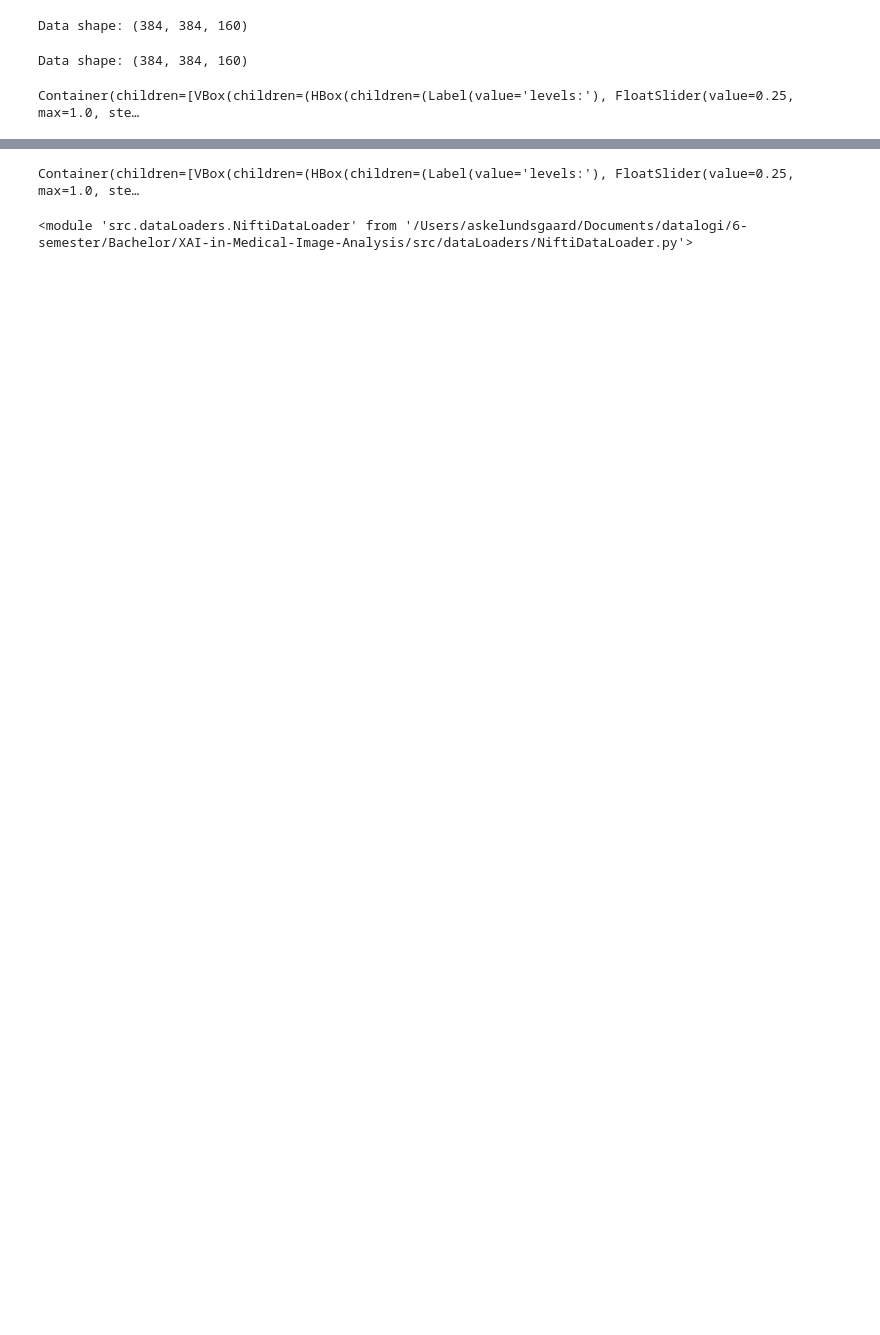
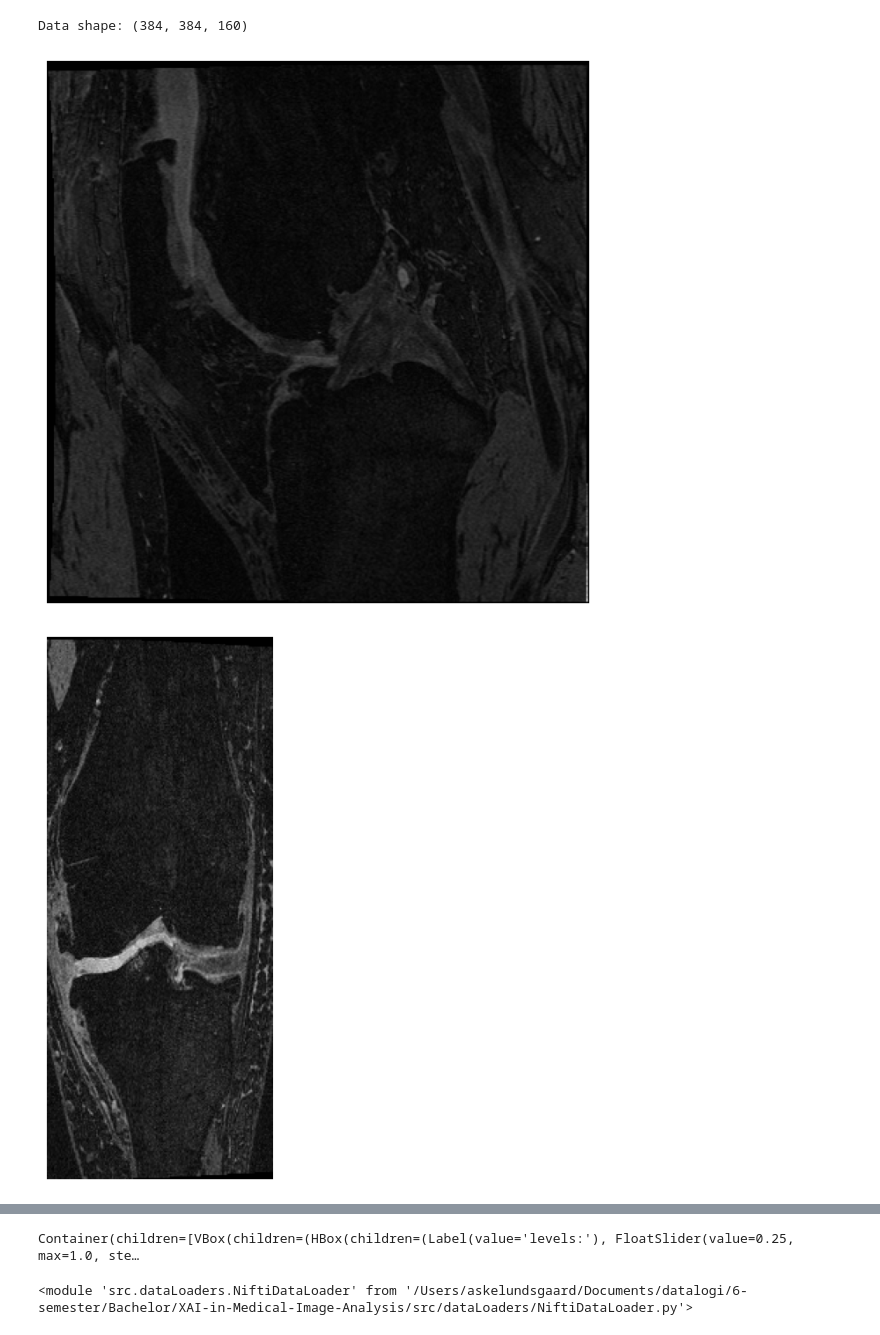
Before and after one commit to a-lundsgaard/XAI-in-Medical-Image-Analysis, a Jupyter notebook: notebooks/nifti_test.ipynb, the cells around one changed output, grey strips where cells are left out. Drawn from its saved outputs; the diff is of its cells as text; code cells hidden in the pictures; blank space fills up the shorter version.

Commit message:
added 3d base model and updated data loaders

```diff
--- a/notebooks/nifti_test.ipynb
+++ b/notebooks/nifti_test.ipynb
@@ -25,17 +25,25 @@ Data shape: (384, 384, 160)
 # %%
 import nibabel as nib
 import matplotlib.pyplot as plt
 
 # Display a single slice or iterate through slices
 def display_slice(slice_data):
     plt.figure(figsize=(8, 8))
     plt.imshow(slice_data, cmap='gray')
     plt.axis('off')
     plt.show()
 
 # Example: Display the middle axial slice
 middle_slice = data[:, :, data.shape[2] // 2]
 display_slice(middle_slice)
+
+# Display the middle sagittal slice
+middle_slice = data[:, data.shape[1] // 2, :]
+display_slice(middle_slice)
+
+# Display the middle coronal slice
+middle_slice = data[data.shape[0] // 2, :, :]
+display_slice(middle_slice)
 # %% [output]
-Data shape: (384, 384, 160)
-Container(children=[VBox(children=(HBox(children=(Label(value='levels:'), FloatSlider(value=0.25, max=1.0, ste…
+[figure, added]
+[figure, added]
```
Also changed, not shown: parts of 11 cells of this notebook, 5 other files.
